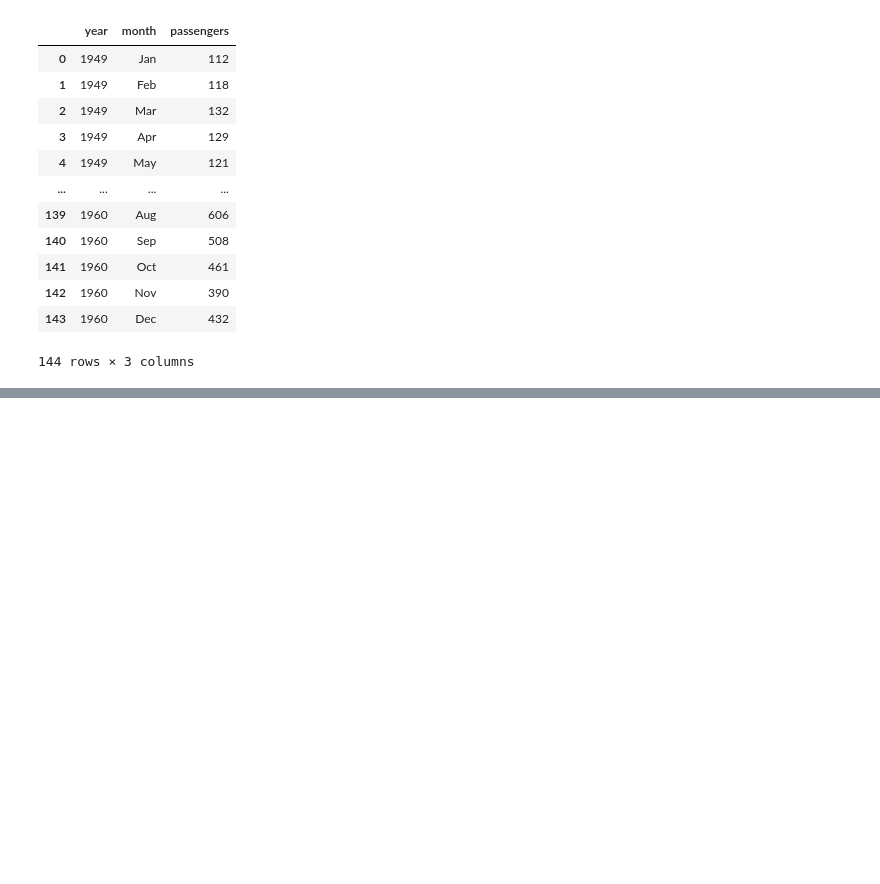
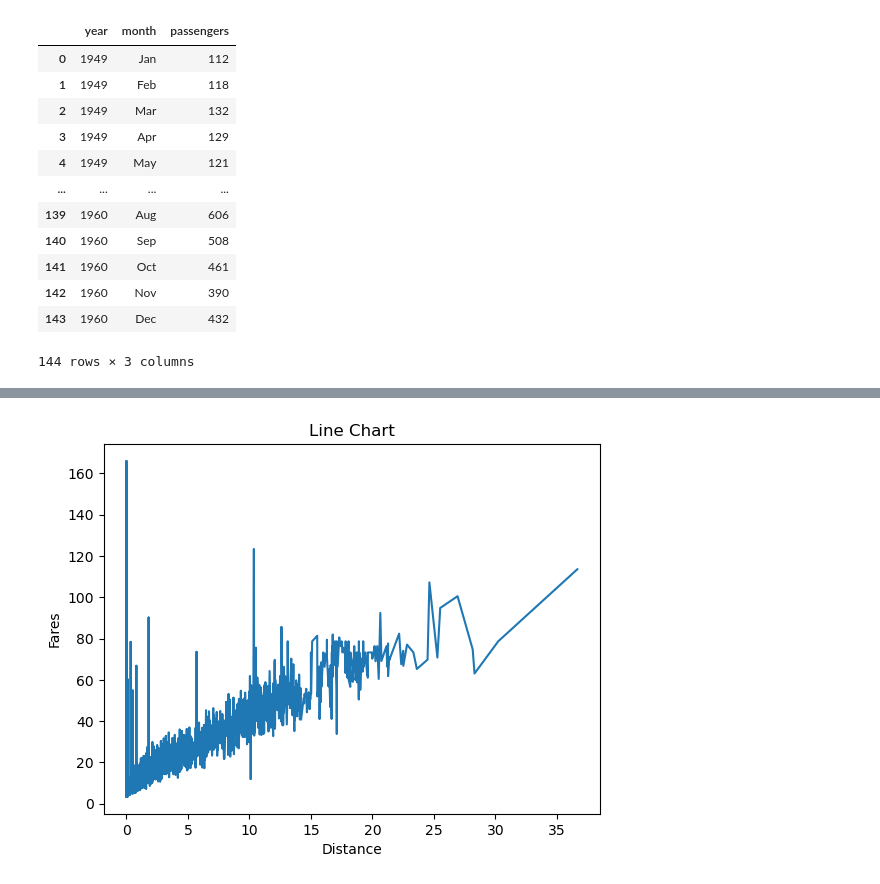
Before and after one commit to chuck-ankit/Python, a Jupyter notebook: Learning/05b_Matplotlib_Seaborn.ipynb, the cells around one changed output, grey strips where cells are left out. Drawn from its saved outputs; the diff is of its cells as text; code cells hidden in the pictures; blank space fills up the shorter version.

```diff
--- a/Learning/05b_Matplotlib_Seaborn.ipynb
+++ b/Learning/05b_Matplotlib_Seaborn.ipynb
@@ -24,0 +61,3 @@ flights
+# %%
+taxies = sns.load_dataset("taxis")
+taxies
@@ -24,0 +78,11 @@ flights
+# %%
+credit_card_users = taxies[taxies["payment"]=="credit card"]
+credit_card_users = credit_card_users.sort_values(by=['distance'])
+
+plt.plot(credit_card_users["distance"], credit_card_users["total"])
+plt.xlabel("Distance")
+plt.ylabel("Fares")
+plt.title("Line Chart")
+plt.show()
+# %% [output]
+[figure, added]
```
Also changed, not shown: parts of 8 cells of this notebook.
